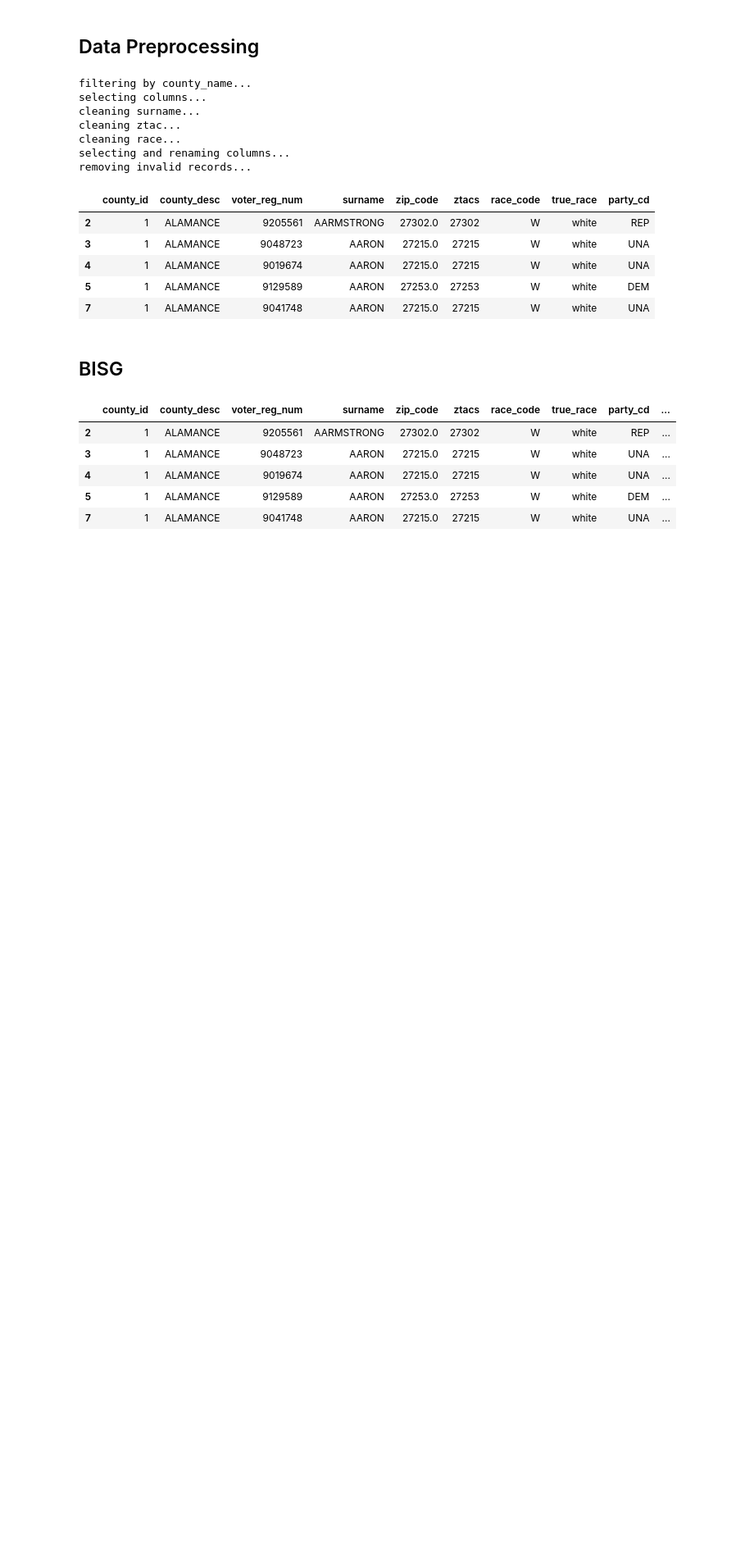
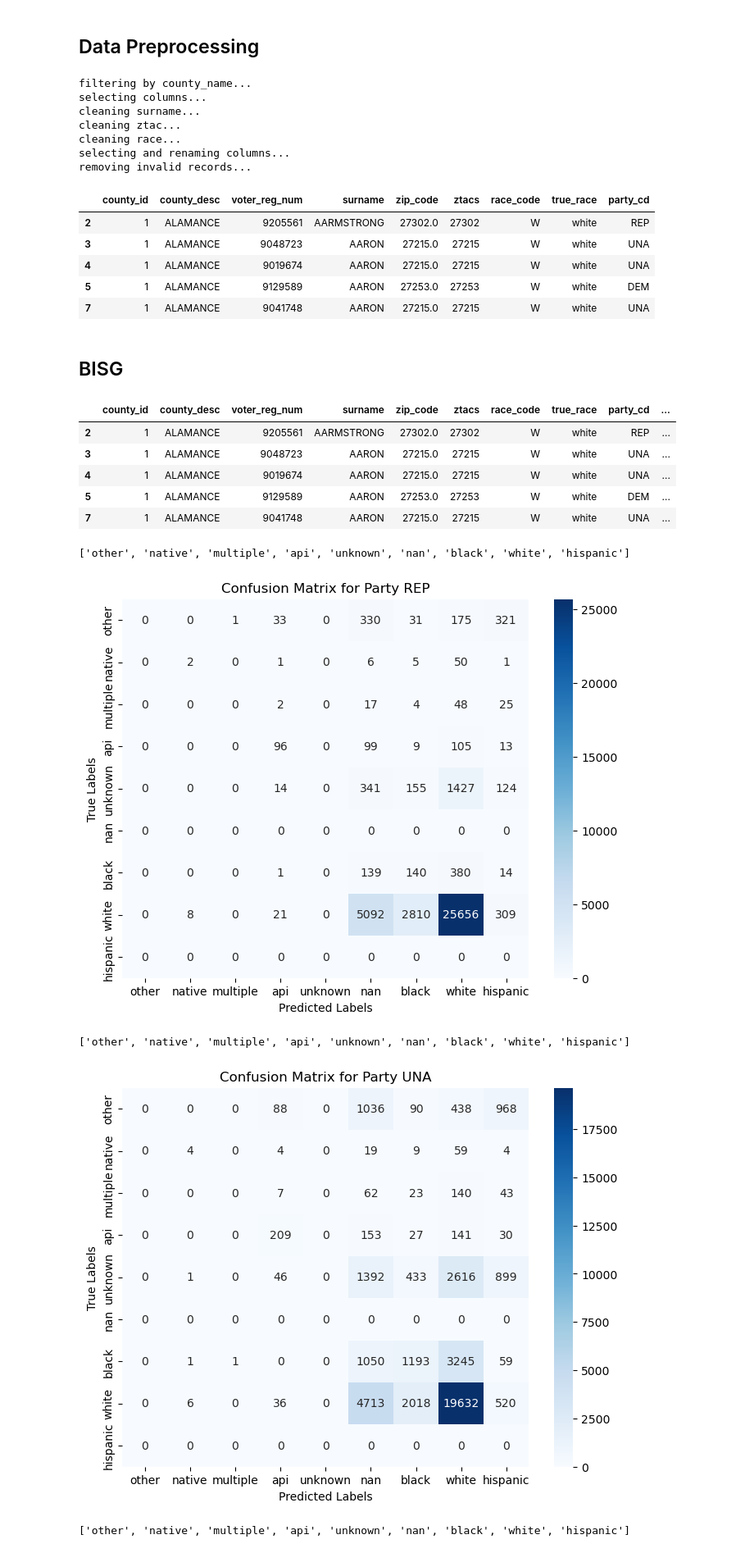
Before and after one commit to LetianY/project-bisg, a Jupyter notebook: notebook.ipynb, the cells around one changed output. Shown at 82% size. Cells and saved outputs as stored; diff of their text form; code cells hidden in the pictures; blank space fills up the shorter version.

```diff
--- a/notebook.ipynb
+++ b/notebook.ipynb
@@ -107,3 +110,11 @@ bisg_predictions.head()
 | 4 | 1 | ALAMANCE | 9019674 | AARON | 27215.0 | 27215 | W | white | UNA | ... |
 | 5 | 1 | ALAMANCE | 9129589 | AARON | 27253.0 | 27253 | W | white | DEM | ... |
 | 7 | 1 | ALAMANCE | 9041748 | AARON | 27215.0 | 27215 | W | white | UNA | ... |
+# %%
+plot_voter_data(df=bisg_predictions)
+# %% [output]
+['other', 'native', 'multiple', 'api', 'unknown', 'nan', 'black', 'white', 'hispanic']
+[figure, added]
+['other', 'native', 'multiple', 'api', 'unknown', 'nan', 'black', 'white', 'hispanic']
+[figure, added]
+['other', 'native', 'multiple', 'api', 'unknown', 'nan', 'black', 'white', 'hispanic']
```
Also changed, not shown: parts of 2 cells of this notebook, 3 other files.
